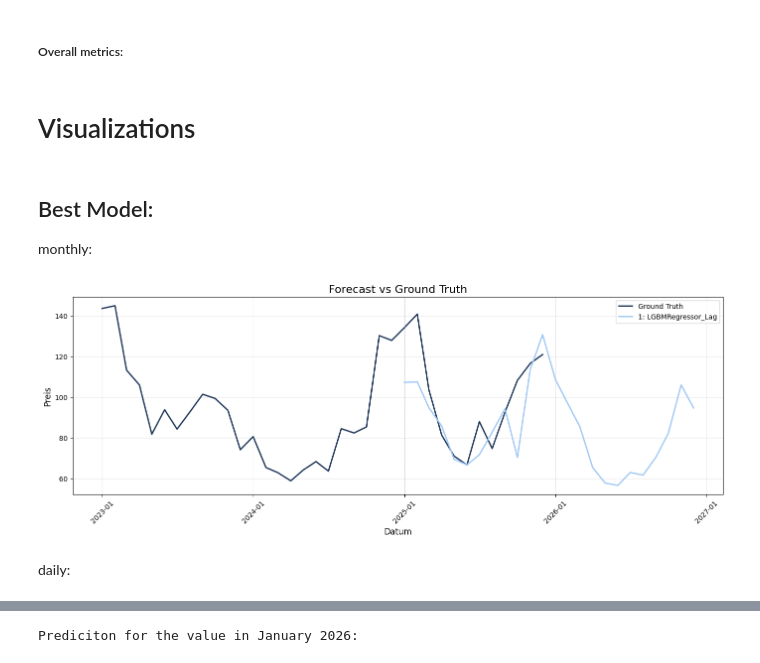
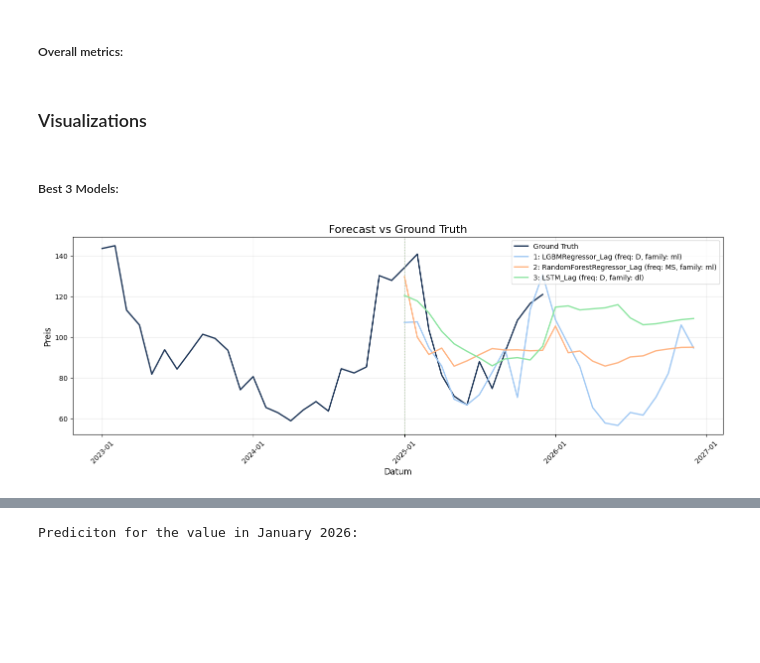
Before and after one commit to L-Schlosser/TIS3_CapstoneProject, a Jupyter notebook: code/capstone.ipynb, the cells around one changed output, grey strips where cells are left out. Cells and saved outputs as stored; diff of their text form; code cells hidden in the pictures; blank space fills up the shorter version.

```diff
--- a/code/capstone.ipynb
+++ b/code/capstone.ipynb
@@ -87,13 +89,10 @@ best_1 = {0:best_3_all[0]}
 best_1_mon = {0:best_3_mon[0]}
 best_1_day = {0:best_3_day[0]}
 # %% [markdown]
-# Visualizations
+### Visualizations
 # %% [markdown]
-## Best Model:
-monthly:
+##### Best 3 Models:
-# %%
-plot_forecasts(best_1, 'best_model_monthly')
-# %% [output]
-[figure, old version]
-# %% [markdown]
-daily:
+# %%
+plot_forecasts(best_3_all, 'best_3_models_overall', frequency=FREQ_MONTHLY)
+# %% [output]
+[figure, added]
```
Also changed, not shown: parts of 19 cells of this notebook, 13 other files.
